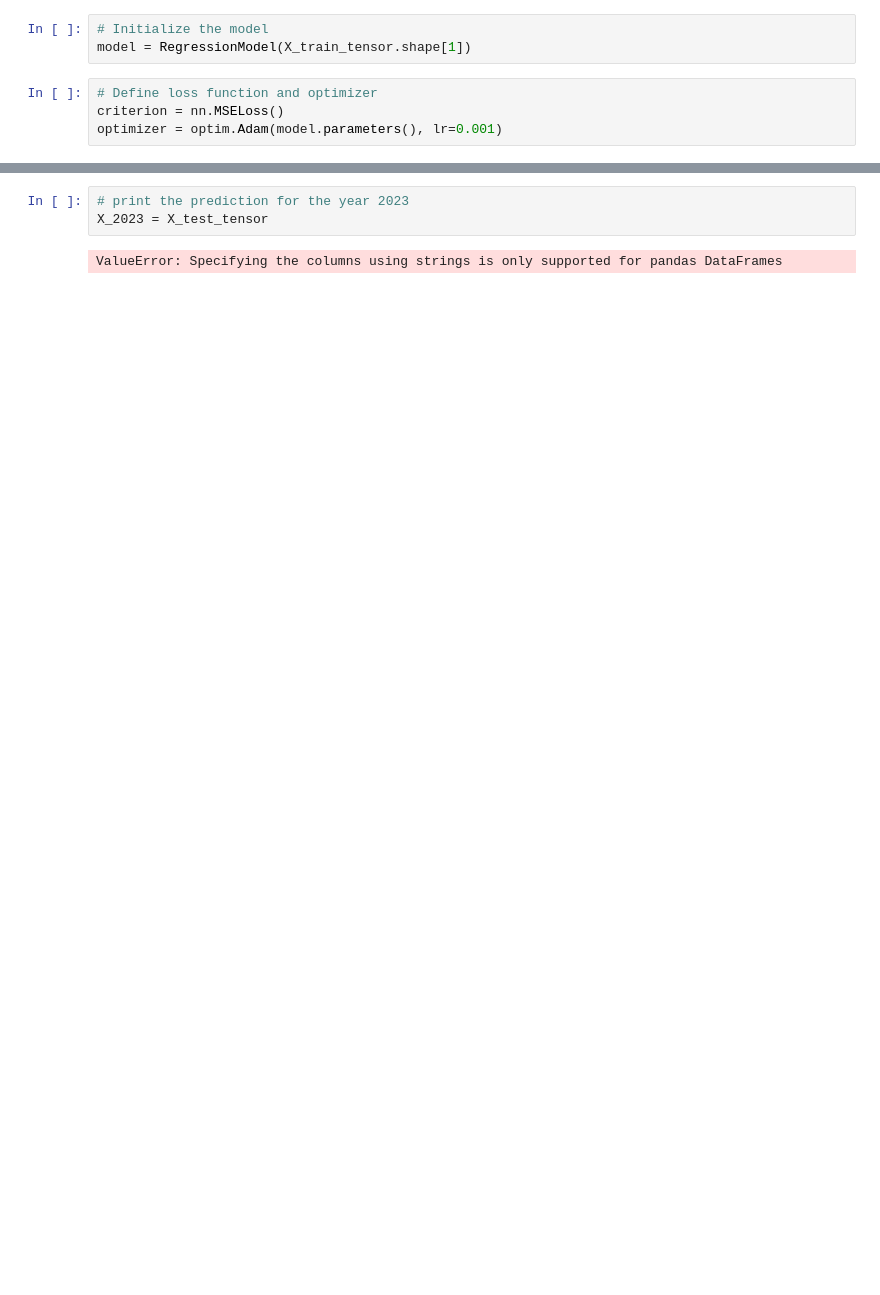
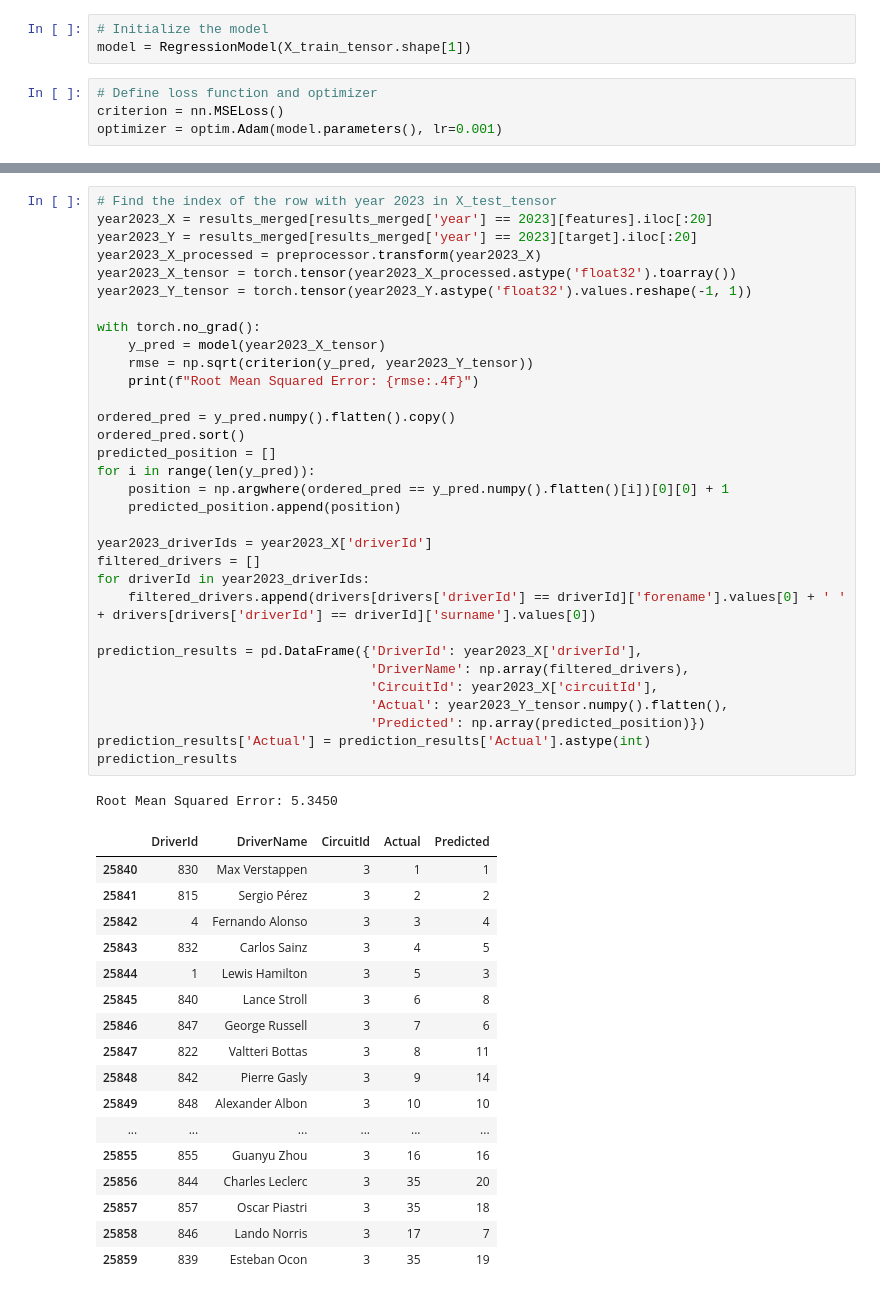
Before and after one commit to bharathmsrk/F1-Prediction, a Jupyter notebook: F1_NN_Model.ipynb, the cells around one changed output, grey strips where cells are left out. Saved outputs shown, nothing was run; the diff lists cells and outputs as text; blank space fills up the shorter version.

Commit message:
NN model done

```diff
--- a/F1_NN_Model.ipynb
+++ b/F1_NN_Model.ipynb
@@ -212,5 +258,51 @@ Root Mean Squared Error: 8.0641
-# %%
-# print the prediction for the year 2023
-X_2023 = X_test_tensor
-# %% [output]
-ValueError: Specifying the columns using strings is only supported for pandas DataFrames
+# %%
+# Find the index of the row with year 2023 in X_test_tensor
+year2023_X = results_merged[results_merged['year'] == 2023][features].iloc[:20]
+year2023_Y = results_merged[results_merged['year'] == 2023][target].iloc[:20]
+year2023_X_processed = preprocessor.transform(year2023_X)
+year2023_X_tensor = torch.tensor(year2023_X_processed.astype('float32').toarray())
+year2023_Y_tensor = torch.tensor(year2023_Y.astype('float32').values.reshape(-1, 1))
+
+with torch.no_grad():
+    y_pred = model(year2023_X_tensor)
+    rmse = np.sqrt(criterion(y_pred, year2023_Y_tensor))
+    print(f"Root Mean Squared Error: {rmse:.4f}")
+
+ordered_pred = y_pred.numpy().flatten().copy()
+ordered_pred.sort()
+predicted_position = []
+for i in range(len(y_pred)):
+    position = np.argwhere(ordered_pred == y_pred.numpy().flatten()[i])[0][0] + 1
+    predicted_position.append(position)
+
+year2023_driverIds = year2023_X['driverId']
+filtered_drivers = []
+for driverId in year2023_driverIds:
+    filtered_drivers.append(drivers[drivers['driverId'] == driverId]['forename'].values[0] + ' ' + drivers[drivers['driverId'] == driverId]['surname'].values[0])
+
+prediction_results = pd.DataFrame({'DriverId': year2023_X['driverId'],
+                                   'DriverName': np.array(filtered_drivers),
+                                   'CircuitId': year2023_X['circuitId'],
+                                   'Actual': year2023_Y_tensor.numpy().flatten(),
+                                   'Predicted': np.array(predicted_position)})
+prediction_results['Actual'] = prediction_results['Actual'].astype(int)
+prediction_results
+# %% [output]
+Root Mean Squared Error: 5.3450
+|  | DriverId | DriverName | CircuitId | Actual | Predicted |
+| 25840 | 830 | Max Verstappen | 3 | 1 | 1 |
+| 25841 | 815 | Sergio Pérez | 3 | 2 | 2 |
+| 25842 | 4 | Fernando Alonso | 3 | 3 | 4 |
+| 25843 | 832 | Carlos Sainz | 3 | 4 | 5 |
+| 25844 | 1 | Lewis Hamilton | 3 | 5 | 3 |
+| 25845 | 840 | Lance Stroll | 3 | 6 | 8 |
+| 25846 | 847 | George Russell | 3 | 7 | 6 |
+| 25847 | 822 | Valtteri Bottas | 3 | 8 | 11 |
+| 25848 | 842 | Pierre Gasly | 3 | 9 | 14 |
+| 25849 | 848 | Alexander Albon | 3 | 10 | 10 |
+| ... | ... | ... | ... | ... | ... |
+| 25855 | 855 | Guanyu Zhou | 3 | 16 | 16 |
+| 25856 | 844 | Charles Leclerc | 3 | 35 | 20 |
+| 25857 | 857 | Oscar Piastri | 3 | 35 | 18 |
+| 25858 | 846 | Lando Norris | 3 | 17 | 7 |
+| 25859 | 839 | Esteban Ocon | 3 | 35 | 19 |
```
Also changed, not shown: parts of 28 cells of this notebook.
